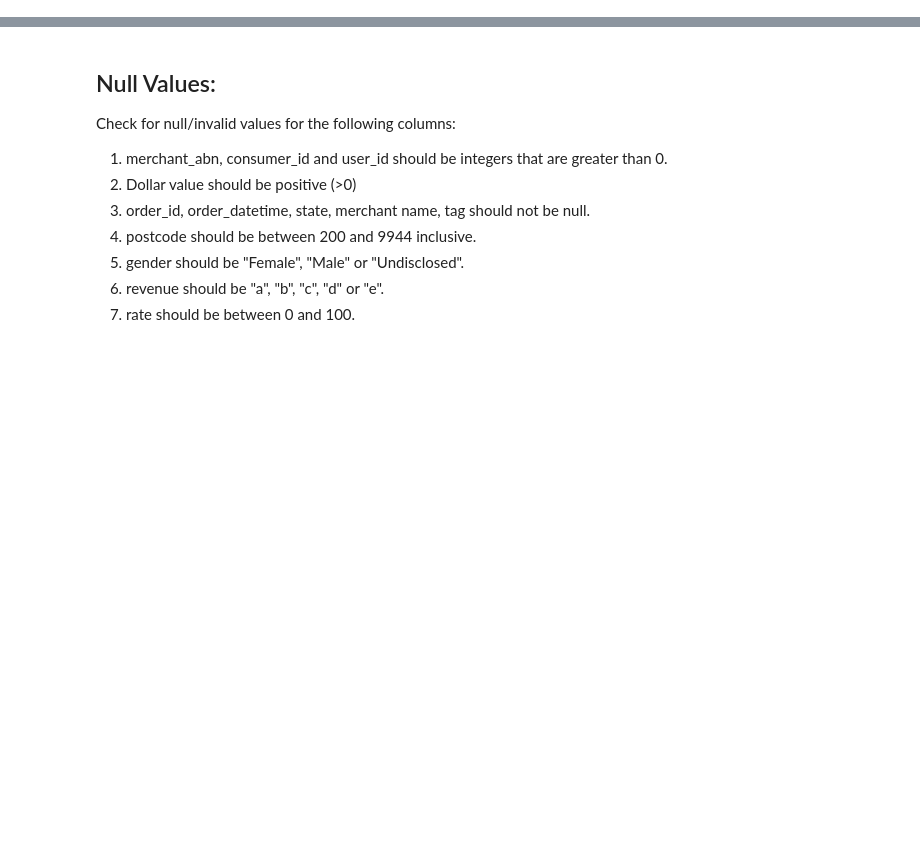
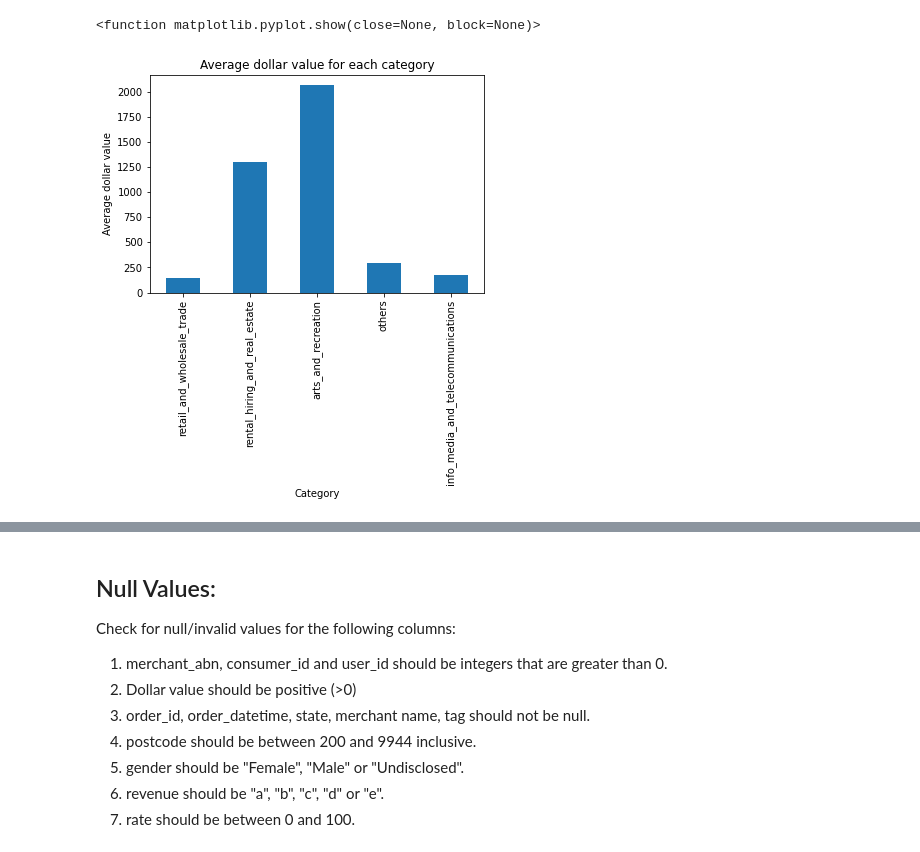
Before and after one commit to MAST30034-Applied-Data-Science/generic-buy-now-pay-later-project-group-56-bnlp, a Jupyter notebook: notebooks/personal_nb/derio_nb.ipynb, the cells around one changed output, grey strips where cells are left out. Cells and saved outputs as stored; diff of their text form; code cells hidden in the pictures; blank space fills up the shorter version.

```diff
--- a/notebooks/personal_nb/derio_nb.ipynb
+++ b/notebooks/personal_nb/derio_nb.ipynb
@@ -40,0 +50,16 @@ only showing top 1 row
+# %%
+import pandas as pd
+import matplotlib.pyplot as plt
+
+# calculate average dollar values for each category
+valuepd = sdf.groupBy("category").mean("dollar_value").toPandas()
+
+# plot results
+ax = valuepd.plot.bar(x = "category", y = "avg(dollar_value)", legend = False)
+ax.set_xlabel("Category")
+ax.set_ylabel("Average dollar value")
+ax.set_title("Average dollar value for each category")
+plt.show
+# %% [output]
+<function matplotlib.pyplot.show(close=None, block=None)>
+[figure, added]
```
Also changed, not shown: parts of 6 cells of this notebook.
